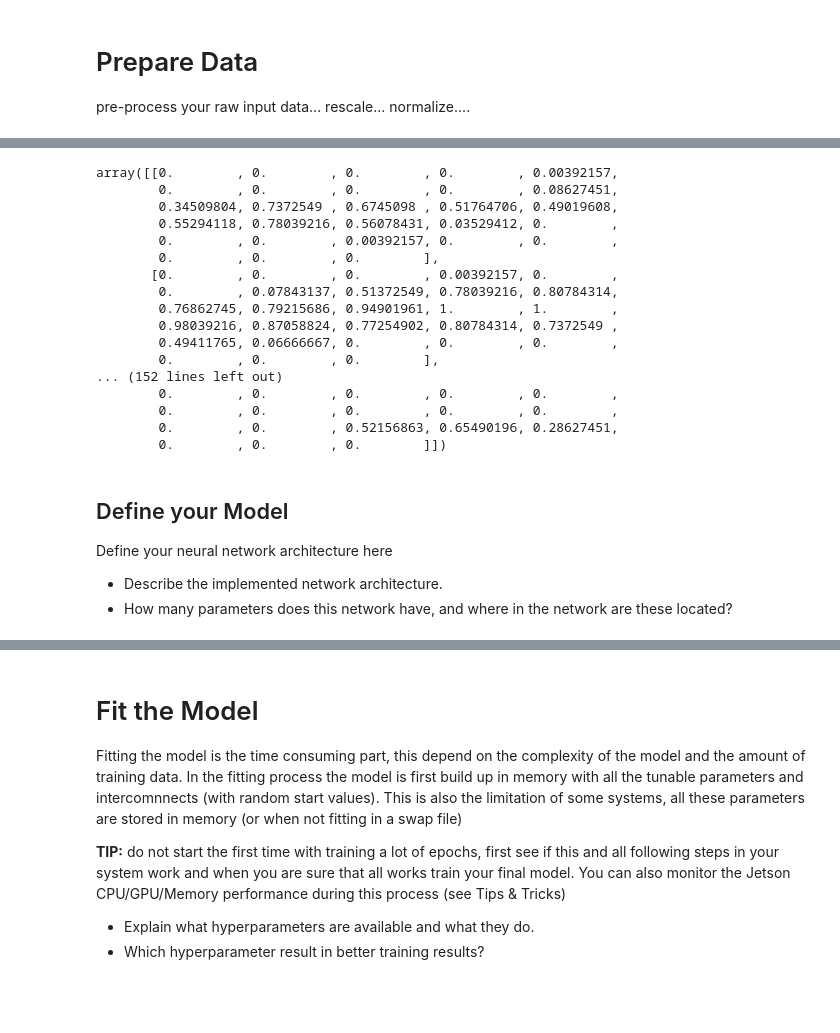
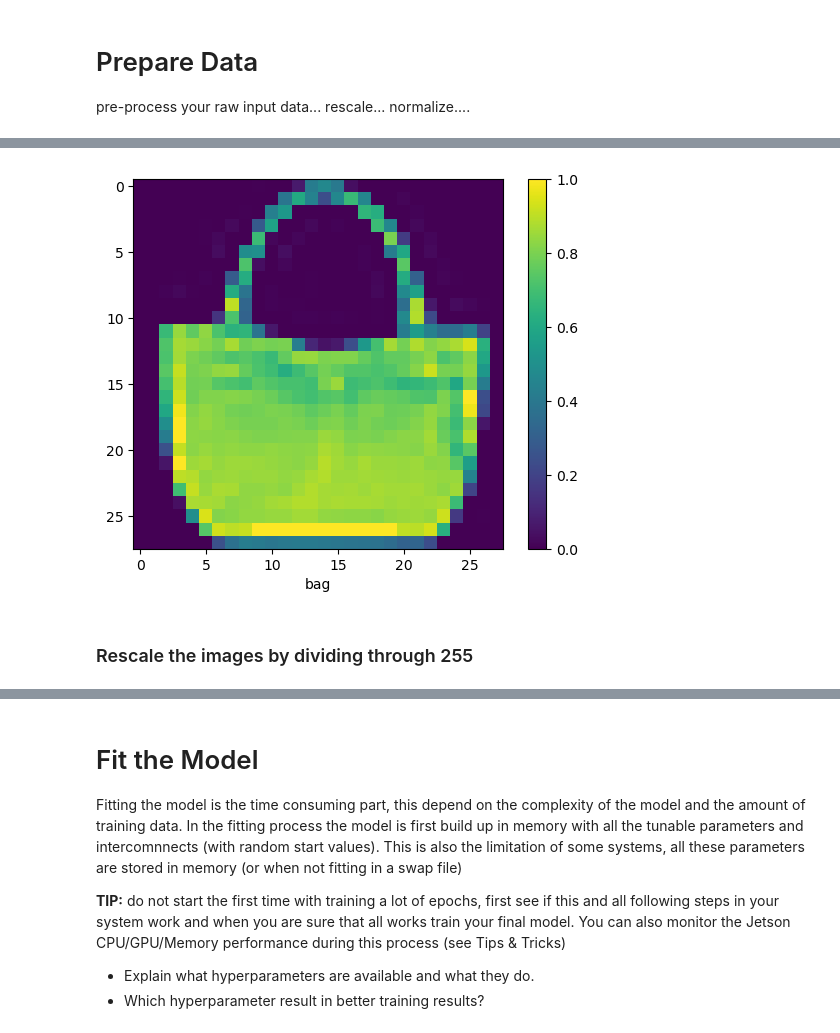
Before and after one commit to yannick1203/AIS_Group2, a Jupyter notebook: Assignment2/Code/PartA/Assignment2_PART_A.ipynb, the cells around one changed output, grey strips where cells are left out. Drawn from its saved outputs; the diff is of its cells as text; code cells hidden in the pictures; blank space fills up the shorter version.

```diff
--- a/Assignment2/Code/PartA/Assignment2_PART_A.ipynb
+++ b/Assignment2/Code/PartA/Assignment2_PART_A.ipynb
@@ -39,6 +80,4 @@ load your dataset and show a plot of the subset of your data
 # %%
 fashion_mnist = tf.keras.datasets.fashion_mnist
 
-(x_train, y_train), (x_test, y_test) = fashion_mnist.load_data()
-
-x_train.shape, y_train.shape , x_test.shape , y_test.shape
+(train_images, train_labels), (test_images, test_labels) = fashion_mnist.load_data()
@@ -55,3 +88,5 @@ plt.show()
+# %%
+class_names = ['tshirt_top', 'trouser', 'pullover', 'dress', 'coat', 'sandal', 'shirt', 'sneaker', 'bag', 'ankle_boot']
 # %% [markdown]
 # Prepare Data
 
@@ -79,29 +93,0 @@ array([[  0,   0,   0,   0,   1,   0,   0,   0,   0,  22,  88, 188, 172,
-# %%
-x_train = x_train / 255
-x_test = x_test / 255
-x_train[5]
-# %% [output]
-array([[0.        , 0.        , 0.        , 0.        , 0.00392157,
-        0.        , 0.        , 0.        , 0.        , 0.08627451,
-        0.34509804, 0.7372549 , 0.6745098 , 0.51764706, 0.49019608,
-        0.55294118, 0.78039216, 0.56078431, 0.03529412, 0.        ,
-        0.        , 0.        , 0.00392157, 0.        , 0.        ,
-        0.        , 0.        , 0.        ],
-       [0.        , 0.        , 0.        , 0.00392157, 0.        ,
-        0.        , 0.07843137, 0.51372549, 0.78039216, 0.80784314,
-        0.76862745, 0.79215686, 0.94901961, 1.        , 1.        ,
-        0.98039216, 0.87058824, 0.77254902, 0.80784314, 0.7372549 ,
-        0.49411765, 0.06666667, 0.        , 0.        , 0.        ,
-        0.        , 0.        , 0.        ],
-... (152 lines left out)
-        0.        , 0.        , 0.        , 0.        , 0.        ,
-        0.        , 0.        , 0.        , 0.        , 0.        ,
-        0.        , 0.        , 0.52156863, 0.65490196, 0.28627451,
-        0.        , 0.        , 0.        ]])
-# %% [markdown]
-## Define your Model
-
-Define your neural network architecture here
-
-* Describe the implemented network architecture.
-* How many parameters does this network have, and where in the network are these located?
@@ -117,0 +94,13 @@ model.compile(optimizer='adam',
+# %%
+index = 100
+
+plt.figure()
+plt.imshow(train_images[index])
+plt.colorbar()
+plt.grid(False)
+plt.xlabel(class_names[train_labels[index]])
+plt.show()
+# %% [output]
+[figure, added]
+# %% [markdown]
+### Rescale the images by dividing through 255
```
Also changed, not shown: parts of 58 cells of this notebook, 15 other files.
